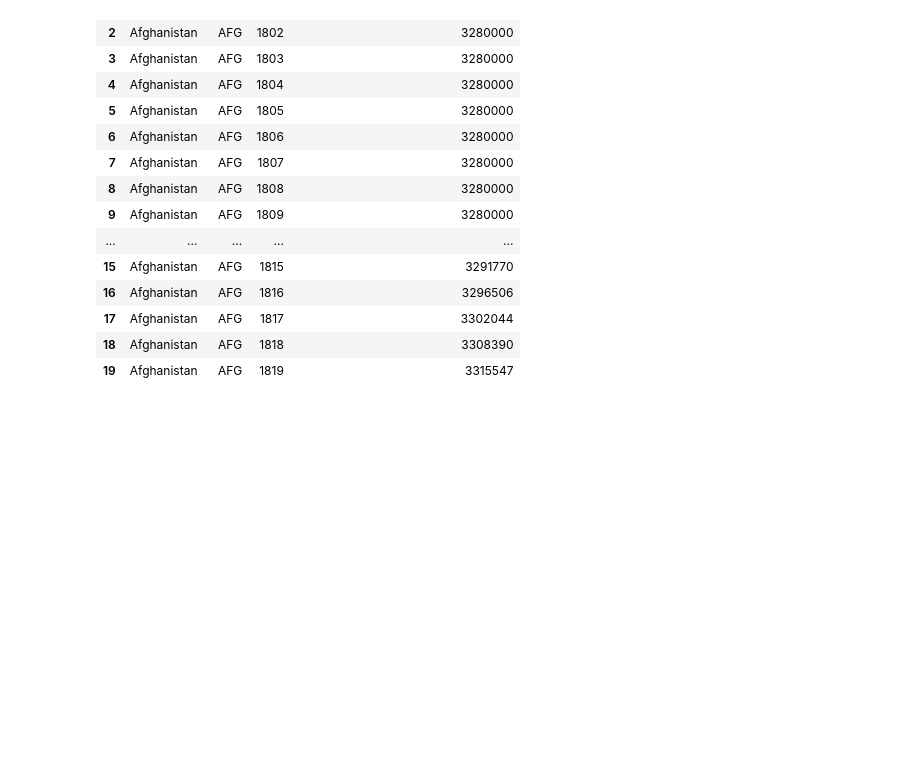
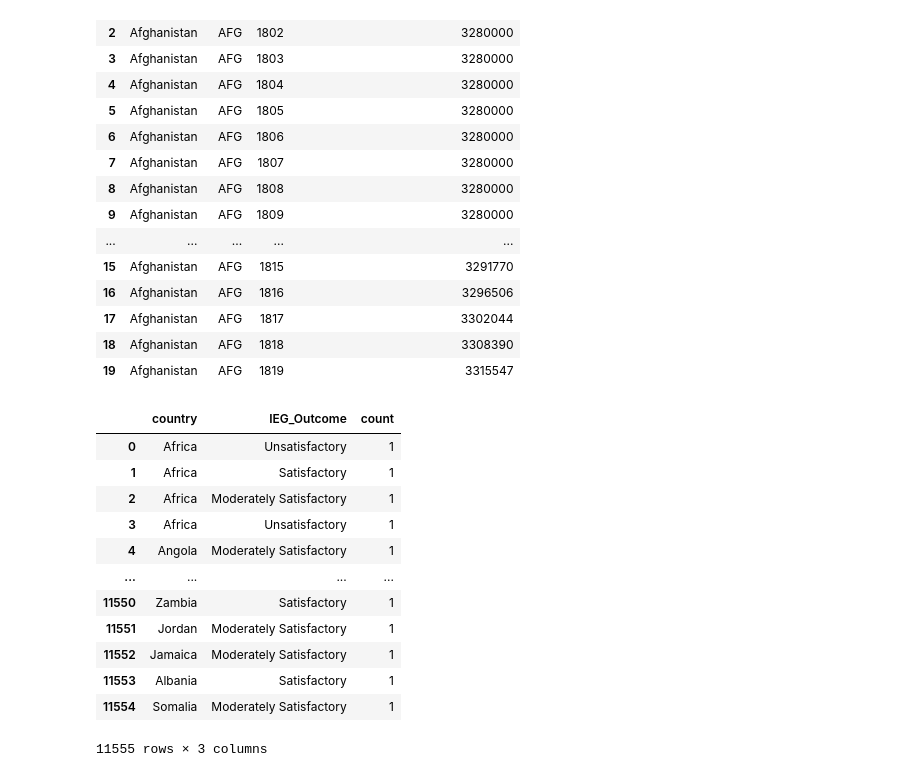
Before and after one commit to DataBootcamp-Project2-WorldBank/project2, a Jupyter notebook: scrape_ieg.ipynb, the cells around one changed output. Cells and saved outputs as stored; diff of their text form; code cells hidden in the pictures; blank space fills up the shorter version.

```diff
--- a/scrape_ieg.ipynb
+++ b/scrape_ieg.ipynb
@@ -136,0 +160,19 @@ population_df.to_html('app/templates/populationData.html')
+# %%
+project_df=project_df.loc[:,['Country Name','IEG_Outcome']]
+project_df.columns=['country', 'IEG_Outcome']
+project_df=project_df.assign(count=1)
+project_df
+# %% [output]
+|  | country | IEG_Outcome | count |
+| 0 | Africa | Unsatisfactory | 1 |
+| 1 | Africa | Satisfactory | 1 |
+| 2 | Africa | Moderately Satisfactory | 1 |
+| 3 | Africa | Unsatisfactory | 1 |
+| 4 | Angola | Moderately Satisfactory | 1 |
+| ... | ... | ... | ... |
+| 11550 | Zambia | Satisfactory | 1 |
+| 11551 | Jordan | Moderately Satisfactory | 1 |
+| 11552 | Jamaica | Moderately Satisfactory | 1 |
+| 11553 | Albania | Satisfactory | 1 |
+| 11554 | Somalia | Moderately Satisfactory | 1 |
+11555 rows × 3 columns
```
Also changed, not shown: parts of 12 cells of this notebook, 8 other files.
